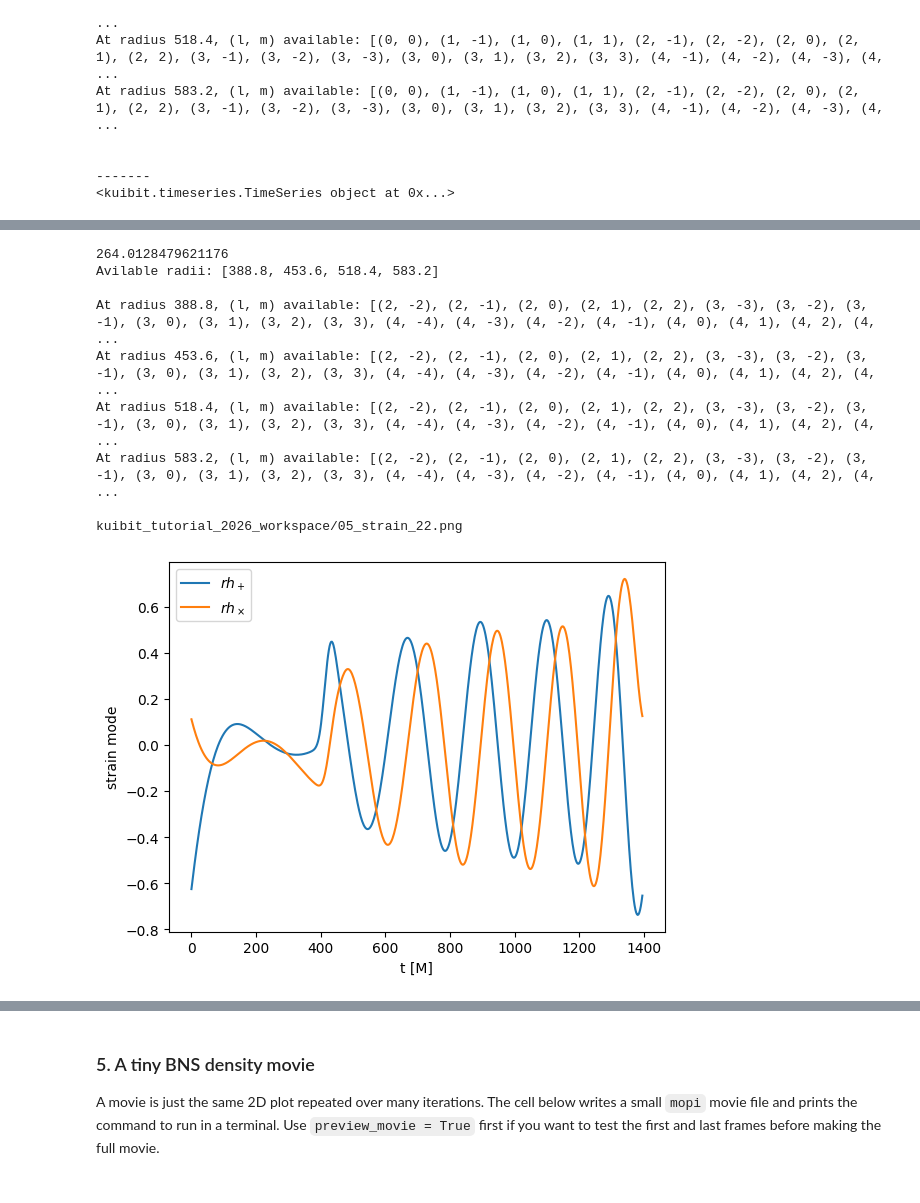
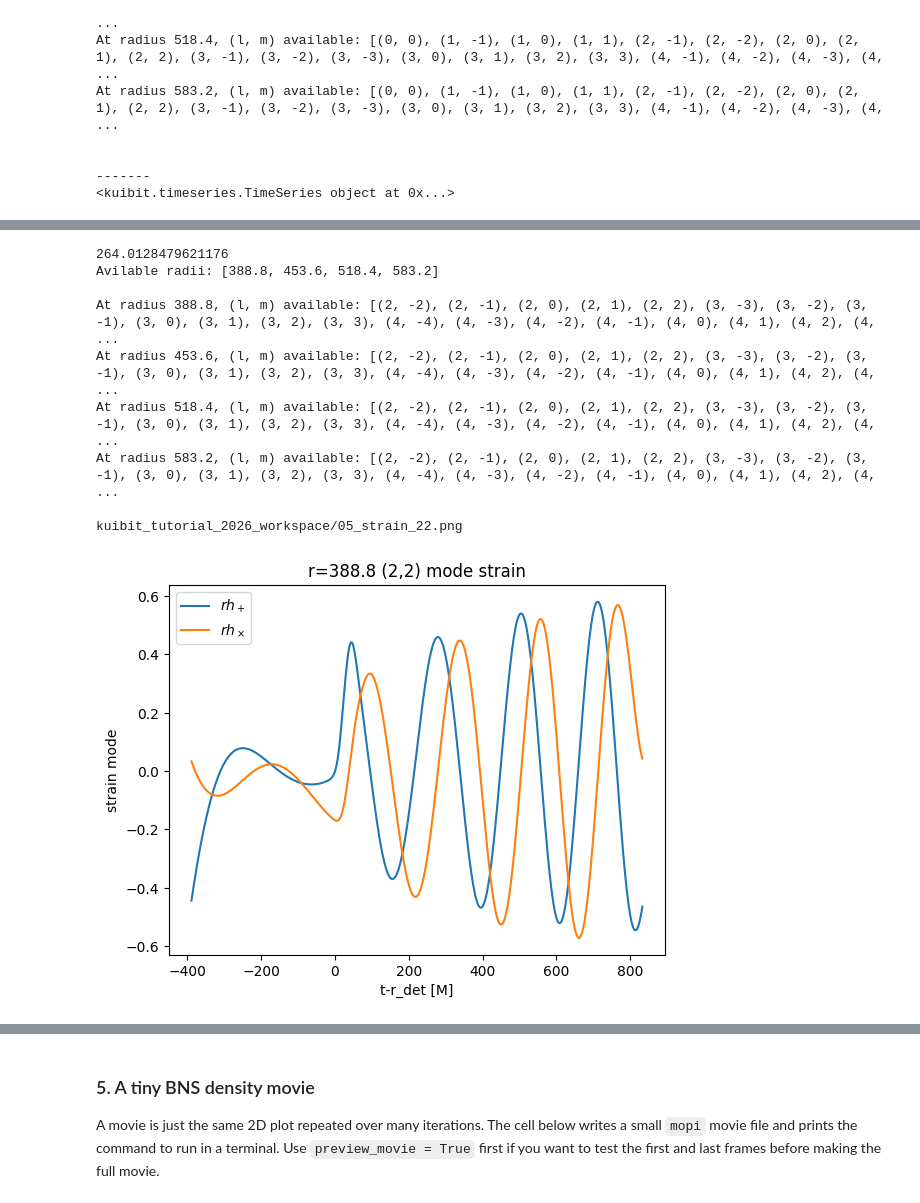
Before and after one commit to Jimbo-Coder/kuibit-tutorial-etksums, a Jupyter notebook: notebooks/01_kuibit2026tutorial.ipynb, the cells around one changed output, grey strips where cells are left out. Drawn from its saved outputs; the diff is of its cells as text; code cells hidden in the pictures.

```diff
--- a/notebooks/01_kuibit2026tutorial.ipynb
+++ b/notebooks/01_kuibit2026tutorial.ipynb
@@ -284,32 +295,36 @@ kuibit_tutorial_2026_workspace/04_psi4_22.png
 # %%
 # Kuibit can integrate Psi4 twice to get strain.
 # pcut is the fixed-frequency-integration cutoff period; choose it with physics in mind.
 omega_ID = 0.0118993930706; omega_cut = 2*omega_ID;
 pcutf = 2*np.pi/omega_cut;
 print(pcutf)
 
-print(simdir1.gws);
-gw = simdir1.gws[simdir1.gws.radii[0]]
-h22 = gw.get_strain_lm(2, 2, pcut=pcutf)  # returns r h_+ - i r h_x
+print(simdir1.gws); # This is a GravitationalWavesDir
+radius0 = simdir1.gws.radii[0]
+gw_r0 = simdir1.gws[radius0] # This is a GravitationalWavesOneDet
+h_r0_22 = gw_r0.get_strain_lm(2, 2, pcut=pcutf)  # returns r h_+ - i r h_x TimeSeries
 
 plt.figure()
-plt.plot(h22.t, h22.values.real, label=r"$r h_+$")
-plt.plot(h22.t, -h22.values.imag, label=r"$r h_\times$")
-plt.xlabel("t [M]")
+plt.plot(h_r0_22.t-radius0, h_r0_22.values.real, label=r"$r h_+$")
+plt.plot(h_r0_22.t-radius0, -h_r0_22.values.imag, label=r"$r h_\times$")
+
+plt.title(f"r={radius0} (2,2) mode strain")
+#plt.xlim(-50)
+plt.xlabel("t-r_det [M]")
 plt.ylabel("strain mode")
 plt.legend()
 save_plot("05_strain_22.png")
 # %% [output]
 264.0128479621176
 Avilable radii: [388.8, 453.6, 518.4, 583.2]
 
 At radius 388.8, (l, m) available: [(2, -2), (2, -1), (2, 0), (2, 1), (2, 2), (3, -3), (3, -2), (3, -1), (3, 0), (3, 1), (3, 2), (3, 3), (4, -4), (4, -3), (4, -2), (4, -1), (4, 0), (4, 1), (4, 2), (4, ...
 At radius 453.6, (l, m) available: [(2, -2), (2, -1), (2, 0), (2, 1), (2, 2), (3, -3), (3, -2), (3, -1), (3, 0), (3, 1), (3, 2), (3, 3), (4, -4), (4, -3), (4, -2), (4, -1), (4, 0), (4, 1), (4, 2), (4, ...
 At radius 518.4, (l, m) available: [(2, -2), (2, -1), (2, 0), (2, 1), (2, 2), (3, -3), (3, -2), (3, -1), (3, 0), (3, 1), (3, 2), (3, 3), (4, -4), (4, -3), (4, -2), (4, -1), (4, 0), (4, 1), (4, 2), (4, ...
 At radius 583.2, (l, m) available: [(2, -2), (2, -1), (2, 0), (2, 1), (2, 2), (3, -3), (3, -2), (3, -1), (3, 0), (3, 1), (3, 2), (3, 3), (4, -4), (4, -3), (4, -2), (4, -1), (4, 0), (4, 1), (4, 2), (4, ...
 
 kuibit_tutorial_2026_workspace/05_strain_22.png
-[figure, old version]
+[figure, new version]
 # %%
 # Same idea, but an observer direction sums all available modes.
 # theta=0 is along +z; theta=pi/2 is edge-on.
```
Also changed, not shown: parts of 11 cells of this notebook.
